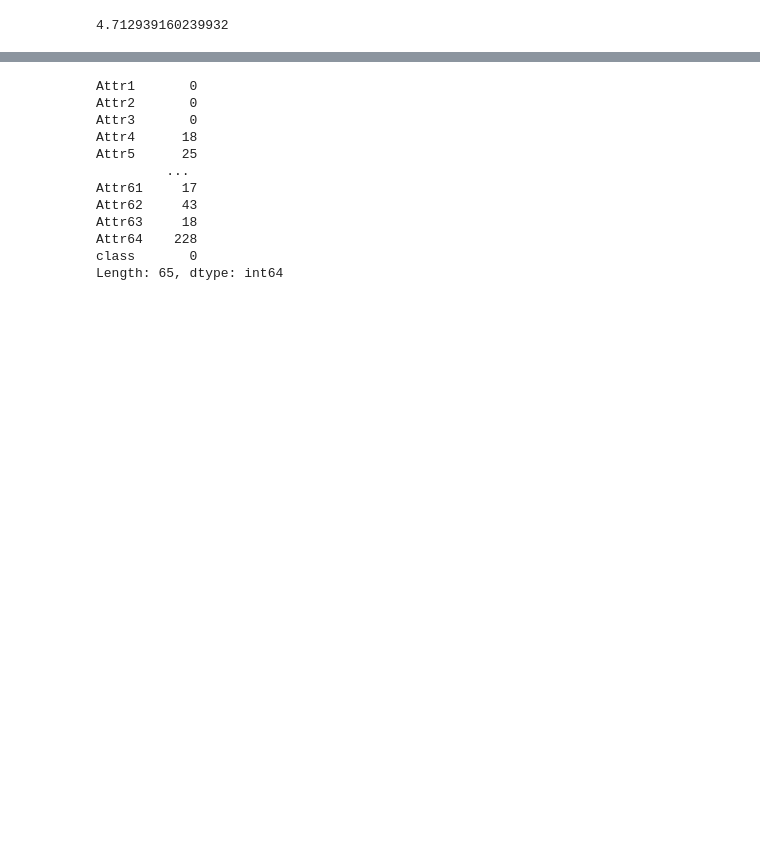
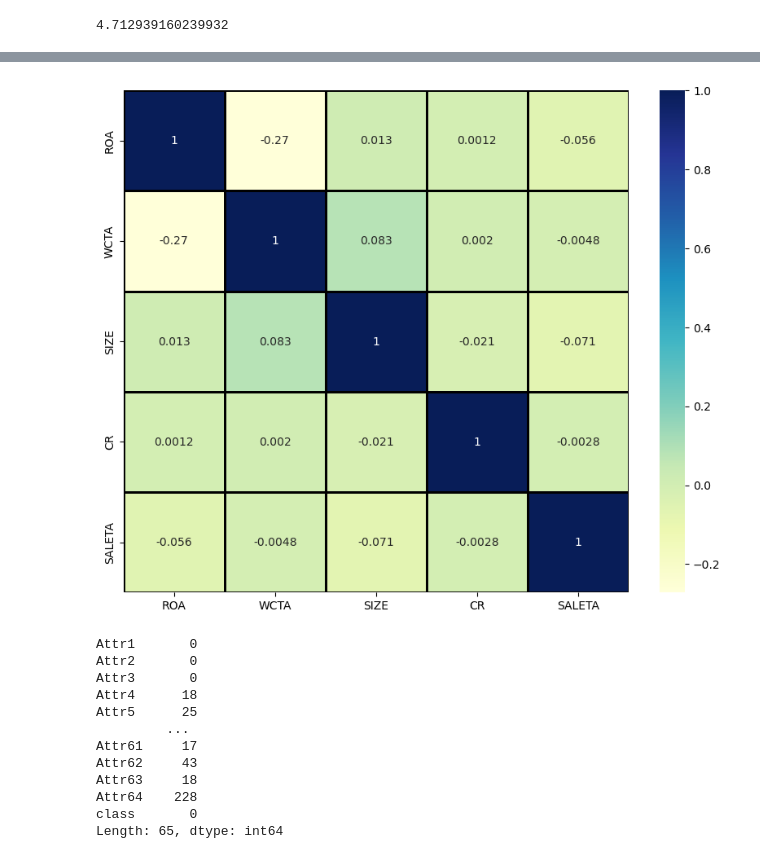
Before and after one commit to Blausher/metrica2023, a Jupyter notebook: metrica2023.ipynb, the cells around one changed output, grey strips where cells are left out. Cells and saved outputs as stored; diff of their text form; code cells hidden in the pictures; blank space fills up the shorter version.

```diff
--- a/metrica2023.ipynb
+++ b/metrica2023.ipynb
@@ -140,3 +140,8 @@ descriptive_df1
 | 50% | 0.043034 | 0.198560 | -3.066724 | 1.060600 | 1.199000 | 0.000000 | 0.009653 |
 | 75% | 0.123805 | 0.419545 | -2.943084 | 2.042600 | 2.059100 | 0.072584 | 0.100710 |
 | max | 52.652000 | 17.708000 | -2.172166 | 53433.000000 | 740.440000 | 45.533000 | 47.597000 |
+# %%
+df_corr = df[['Attr1', 'Attr3', 'SIZE', 'Attr46', 'Attr9', 'class']].rename(columns={'Attr1': 'ROA',
+                                                                'Attr3': 'WCTA',
+                                                                'Attr46': 'CR',
+                                                                'Attr9': 'SALETA'})
@@ -143,3 +173,16 @@ descriptive_df1
+# %%
+plt.figure(figsize=(10, 8))
+
+sns.heatmap(
+    df_corr.corr(),
+    annot=True, #подписываем цифры в ячейках
+#     fmt='.0f', #округление цифр до нулевого знака
+    linewidths=1,
+    linecolor='black',
+    cmap="YlGnBu"
+);
+# %% [output]
+[figure, added]
 # %%
 df.isna().sum() #пропуски
 # %% [output]
```
Also changed, not shown: parts of 3 cells of this notebook.
